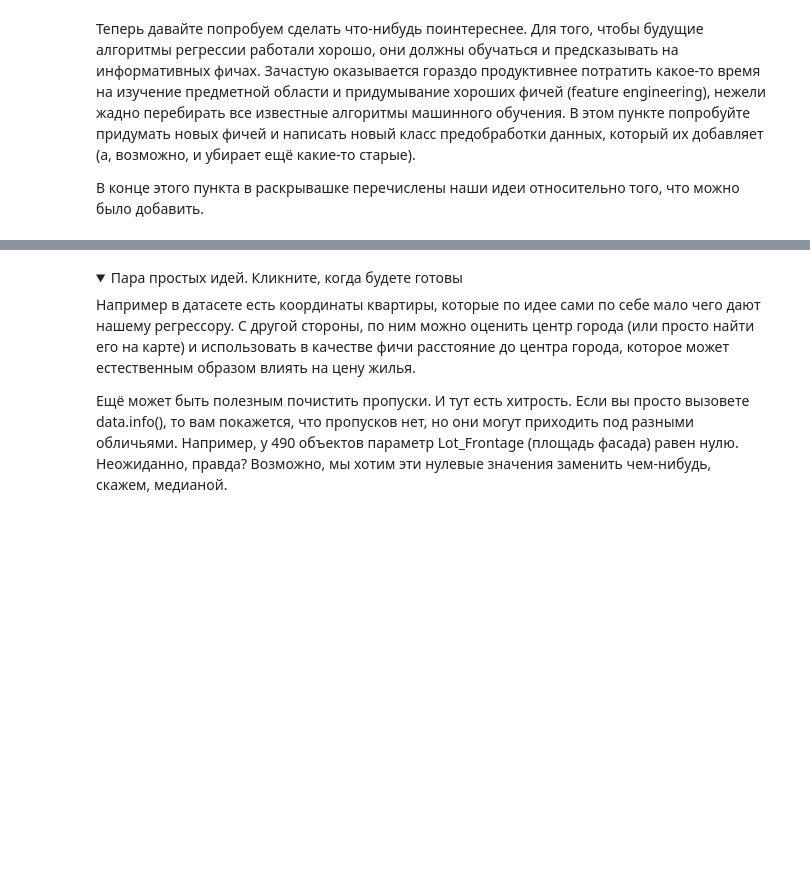
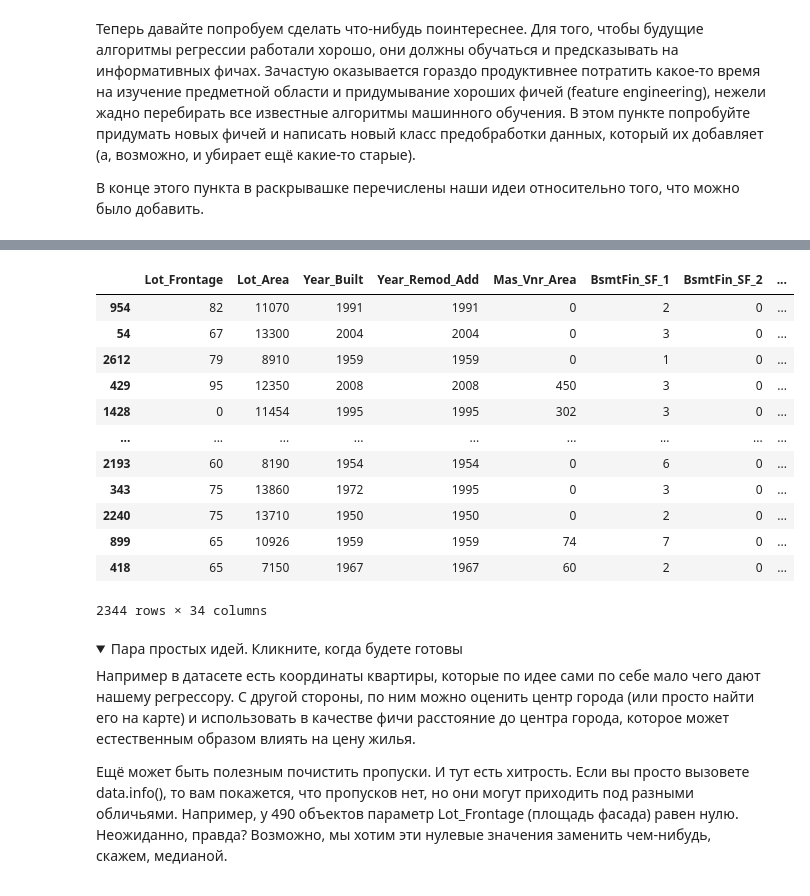
Before and after one commit to MariaBash/deep_learning_dz, a Jupyter notebook: handbook_ml/ml_linear_models_h/linear_model.ipynb, the cells around one changed output, grey strips where cells are left out. Drawn from its saved outputs; the diff is of its cells as text; code cells hidden in the pictures; folded sections open; blank space fills up the shorter version.

```diff
--- a/handbook_ml/ml_linear_models_h/linear_model.ipynb
+++ b/handbook_ml/ml_linear_models_h/linear_model.ipynb
@@ -235,0 +259,16 @@ class SmartDataPreprocessor(TransformerMixin):
+# %%
+data_train[continuous_columns]
+# %% [output]
+|  | Lot_Frontage | Lot_Area | Year_Built | Year_Remod_Add | Mas_Vnr_Area | BsmtFin_SF_1 | BsmtFin_SF_2 | ... |
+| 954 | 82 | 11070 | 1991 | 1991 | 0 | 2 | 0 | ... |
+| 54 | 67 | 13300 | 2004 | 2004 | 0 | 3 | 0 | ... |
+| 2612 | 79 | 8910 | 1959 | 1959 | 0 | 1 | 0 | ... |
+| 429 | 95 | 12350 | 2008 | 2008 | 450 | 3 | 0 | ... |
+| 1428 | 0 | 11454 | 1995 | 1995 | 302 | 3 | 0 | ... |
+| ... | ... | ... | ... | ... | ... | ... | ... | ... |
+| 2193 | 60 | 8190 | 1954 | 1954 | 0 | 6 | 0 | ... |
+| 343 | 75 | 13860 | 1972 | 1995 | 0 | 3 | 0 | ... |
+| 2240 | 75 | 13710 | 1950 | 1950 | 0 | 2 | 0 | ... |
+| 899 | 65 | 10926 | 1959 | 1959 | 74 | 7 | 0 | ... |
+| 418 | 65 | 7150 | 1967 | 1967 | 60 | 2 | 0 | ... |
+2344 rows × 34 columns
```
Also changed, not shown: parts of 20 cells of this notebook.
